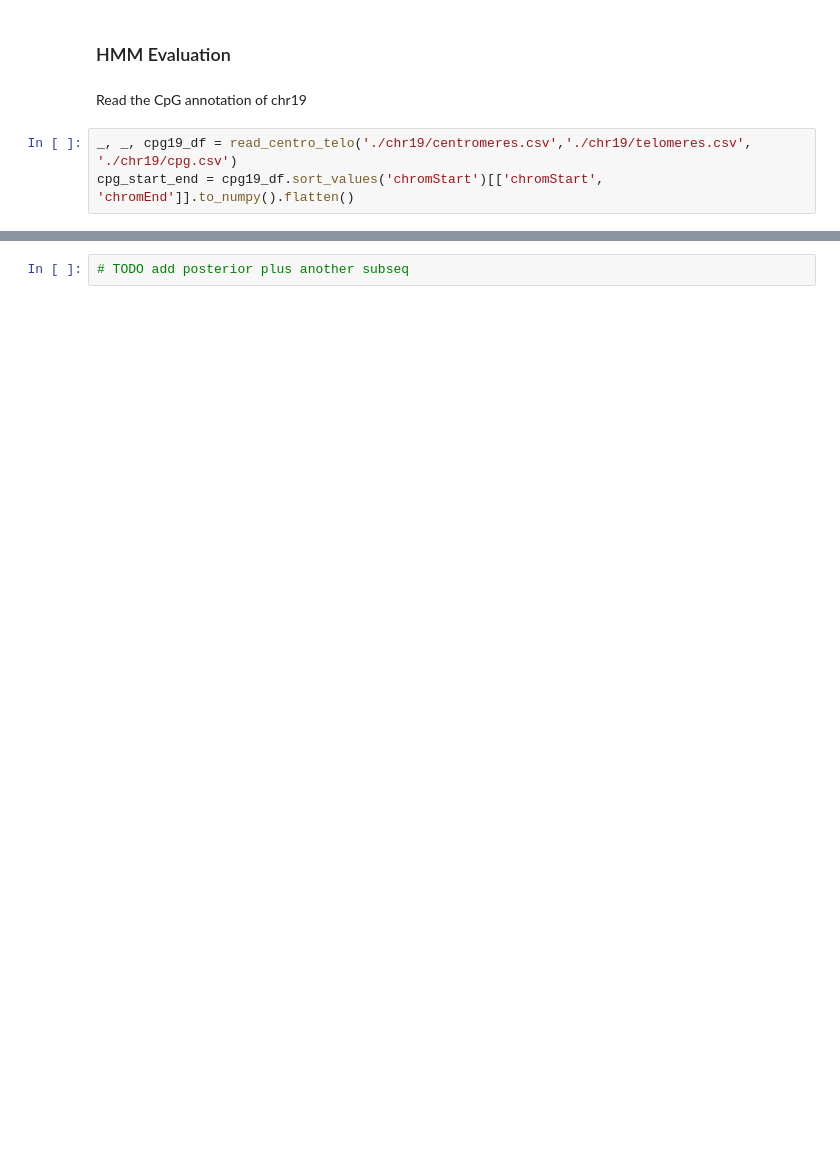
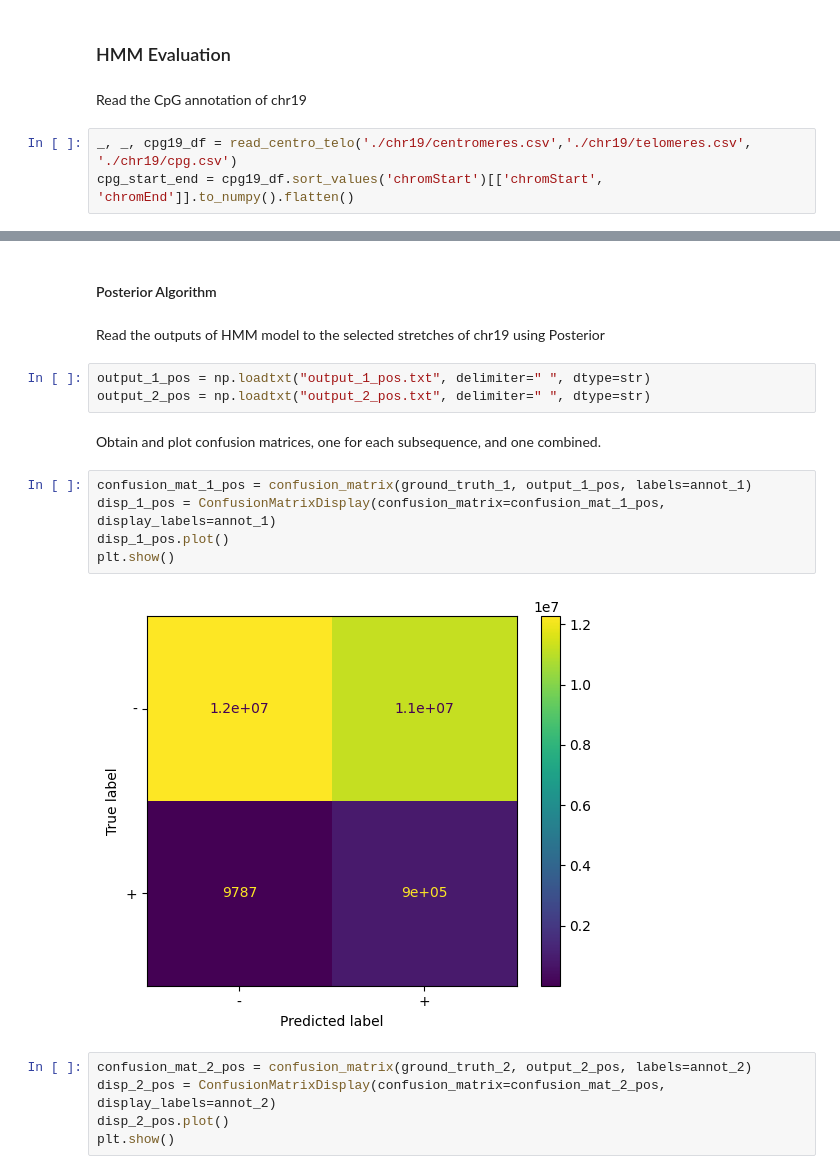
Before and after one commit to KyleCarlo/HMM-application-to-CpG-detection-in-Human-Genome, a Jupyter notebook: Bioinformatics_Ex3.ipynb, the cells around one changed output, grey strips where cells are left out. Saved outputs shown, nothing was run; the diff lists cells and outputs as text; blank space fills up the shorter version.

Commit message:
Added posterior and code for second subsequence

```diff
--- a/Bioinformatics_Ex3.ipynb
+++ b/Bioinformatics_Ex3.ipynb
@@ -523,5 +567,24 @@ get_performance_metrics(confusion_mat)
 Precision: 0.07
 Recall: 0.99
 Accuracy: 0.54
+# %% [markdown]
+#### Posterior Algorithm
+# %% [markdown]
+Read the outputs of HMM model to the selected stretches of chr19 using Posterior
 # %%
-# TODO add posterior plus another subseq
+output_1_pos = np.loadtxt("output_1_pos.txt", delimiter=" ", dtype=str)
+output_2_pos = np.loadtxt("output_2_pos.txt", delimiter=" ", dtype=str)
+# %% [markdown]
+Obtain and plot confusion matrices, one for each subsequence, and one combined.
+# %%
+confusion_mat_1_pos = confusion_matrix(ground_truth_1, output_1_pos, labels=annot_1)
+disp_1_pos = ConfusionMatrixDisplay(confusion_matrix=confusion_mat_1_pos, display_labels=annot_1)
+disp_1_pos.plot()
+plt.show()
+# %% [output]
+[figure, added]
+# %%
+confusion_mat_2_pos = confusion_matrix(ground_truth_2, output_2_pos, labels=annot_2)
+disp_2_pos = ConfusionMatrixDisplay(confusion_matrix=confusion_mat_2_pos, display_labels=annot_2)
+disp_2_pos.plot()
+plt.show()
```
Also changed, not shown: parts of 31 cells of this notebook.
